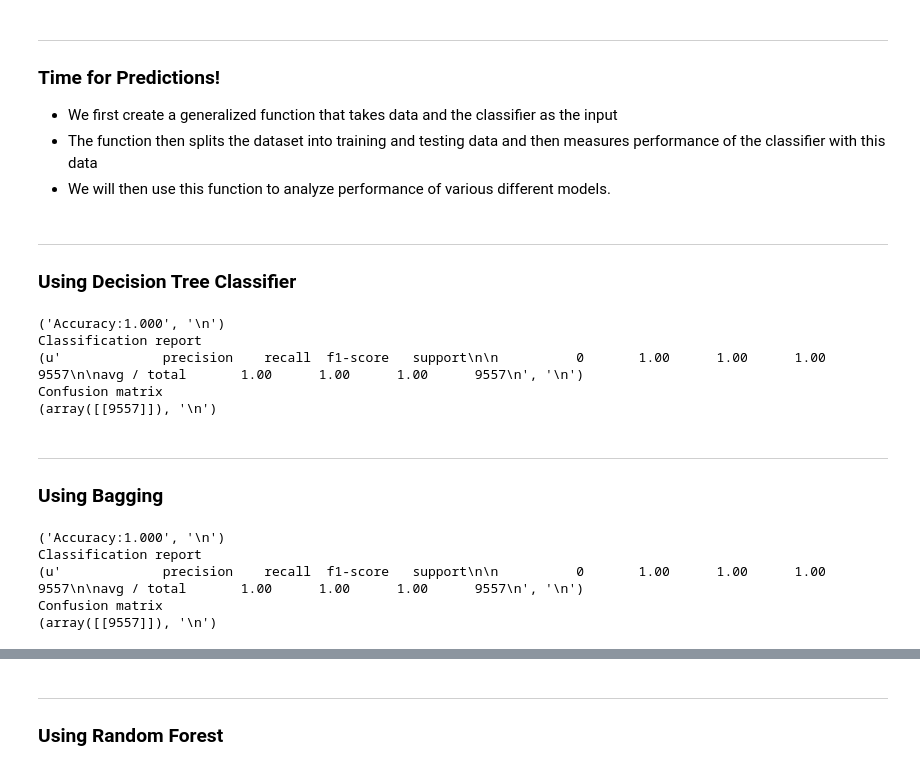
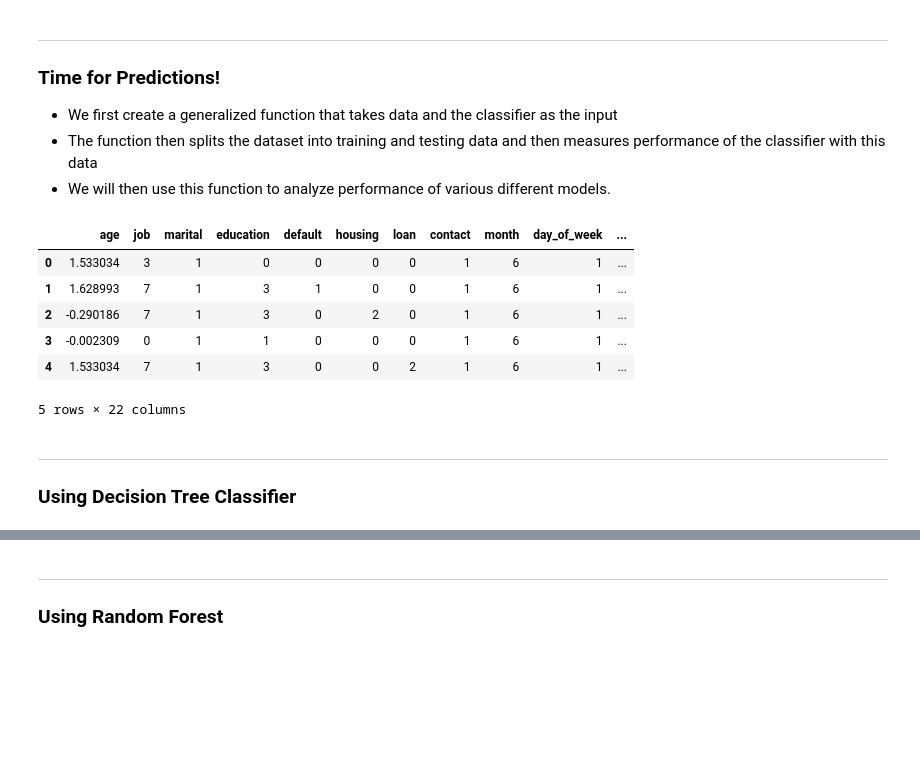
Before and after one commit to vickyumath/GreyAtom-Project, a Jupyter notebook: portuguese_data/Portuguese_Bank_Subscription.ipynb, the cells around one changed output, grey strips where cells are left out. Saved outputs shown, nothing was run; the diff lists cells and outputs as text; code cells hidden in the pictures; blank space fills up the shorter version.

```diff
--- a/portuguese_data/Portuguese_Bank_Subscription.ipynb
+++ b/portuguese_data/Portuguese_Bank_Subscription.ipynb
@@ -343,0 +326,10 @@ def measure_performance(df, clf, show_accuracy=True, show_classification_report=
+# %%
+cleaned_df.head()
+# %% [output]
+|  | age | job | marital | education | default | housing | loan | contact | month | day_of_week | ... |
+| 0 | 1.533034 | 3 | 1 | 0 | 0 | 0 | 0 | 1 | 6 | 1 | ... |
+| 1 | 1.628993 | 7 | 1 | 3 | 1 | 0 | 0 | 1 | 6 | 1 | ... |
+| 2 | -0.290186 | 7 | 1 | 3 | 0 | 2 | 0 | 1 | 6 | 1 | ... |
+| 3 | -0.002309 | 0 | 1 | 1 | 0 | 0 | 0 | 1 | 6 | 1 | ... |
+| 4 | 1.533034 | 7 | 1 | 3 | 0 | 0 | 2 | 1 | 6 | 1 | ... |
+5 rows × 22 columns
@@ -344,31 +344,3 @@ def measure_performance(df, clf, show_accuracy=True, show_classification_report=
 # %% [markdown]
 ***
 ### Using Decision Tree Classifier
-# %%
-from sklearn import tree
-clf = tree.DecisionTreeClassifier(criterion='entropy', max_depth=5,min_samples_leaf=5)
-measure_performance(cleaned_df, clf)
-# %% [output]
-('Accuracy:1.000', '\n')
-Classification report
-(u'             precision    recall  f1-score   support\n\n          0       1.00      1.00      1.00      9557\n\navg / total       1.00      1.00      1.00      9557\n', '\n')
-Confusion matrix
-(array([[9557]]), '\n')
-# %% [markdown]
-***
-### Using Bagging
-# %%
-from sklearn.ensemble import BaggingClassifier
-
-bagging_clf = BaggingClassifier(tree.DecisionTreeClassifier(random_state=9),
-                               n_estimators=500,
-                               max_samples=100,
-                               bootstrap=True,
-                               random_state=9)
-measure_performance(cleaned_df, bagging_clf)
-# %% [output]
-('Accuracy:1.000', '\n')
-Classification report
-(u'             precision    recall  f1-score   support\n\n          0       1.00      1.00      1.00      9557\n\navg / total       1.00      1.00      1.00      9557\n', '\n')
-Confusion matrix
-(array([[9557]]), '\n')
```
Also changed, not shown: parts of 10 cells of this notebook.
